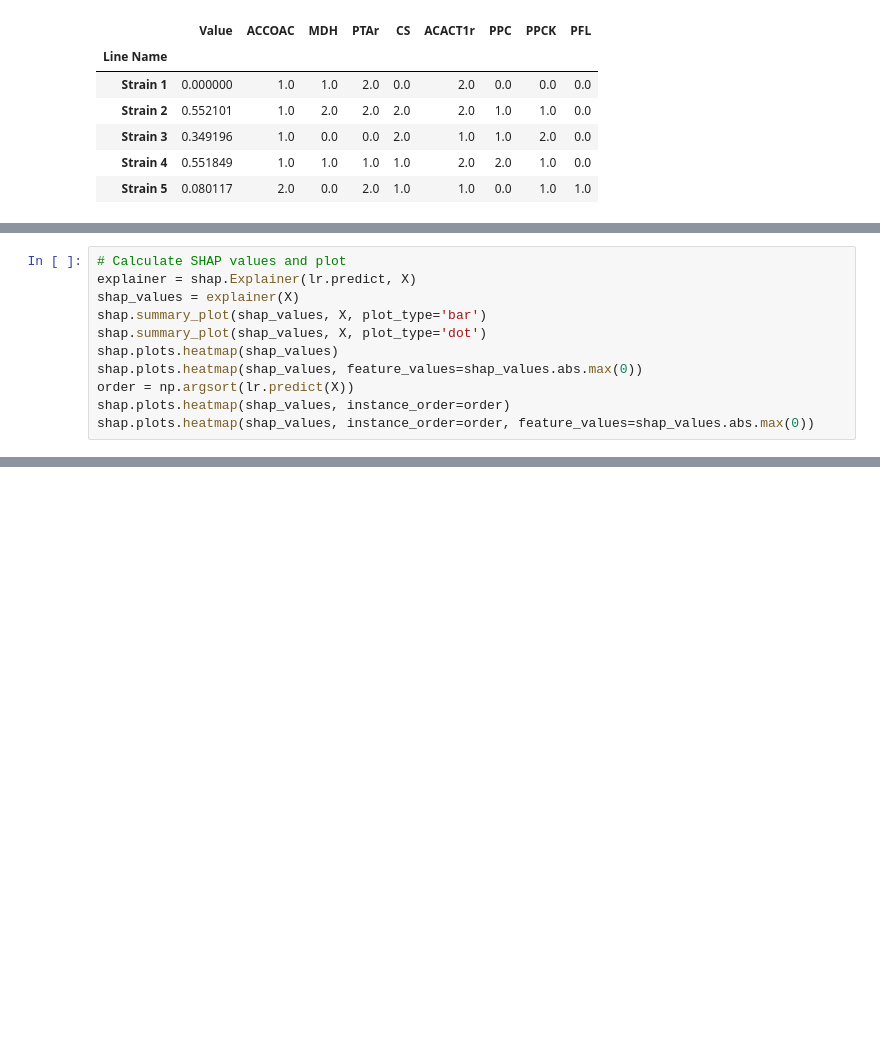
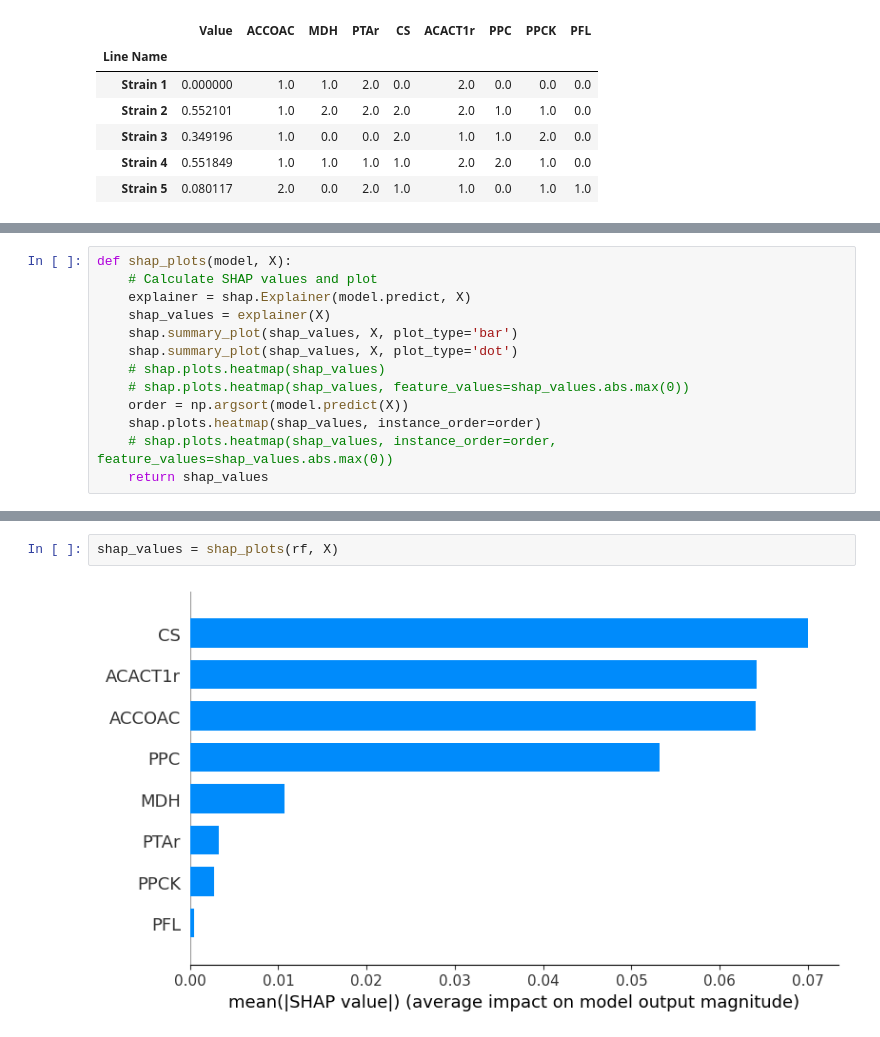
Before and after one commit to costasmexis/straindesignXAI, a Jupyter notebook: notebooks/Notebook B.ipynb, the cells around one changed output, grey strips where cells are left out. Drawn from its saved outputs; the diff is of its cells as text; blank space fills up the shorter version.

```diff
--- a/notebooks/Notebook B.ipynb
+++ b/notebooks/Notebook B.ipynb
@@ -71,11 +69,13 @@ plt.show()
 # %%
-# Calculate SHAP values and plot
-explainer = shap.Explainer(lr.predict, X)
-shap_values = explainer(X)
-shap.summary_plot(shap_values, X, plot_type='bar')
-shap.summary_plot(shap_values, X, plot_type='dot')
-shap.plots.heatmap(shap_values)
-shap.plots.heatmap(shap_values, feature_values=shap_values.abs.max(0))
-order = np.argsort(lr.predict(X))
-shap.plots.heatmap(shap_values, instance_order=order)
-shap.plots.heatmap(shap_values, instance_order=order, feature_values=shap_values.abs.max(0))
+def shap_plots(model, X):
+    # Calculate SHAP values and plot
+    explainer = shap.Explainer(model.predict, X)
+    shap_values = explainer(X)
+    shap.summary_plot(shap_values, X, plot_type='bar')
+    shap.summary_plot(shap_values, X, plot_type='dot')
+    # shap.plots.heatmap(shap_values)
+    # shap.plots.heatmap(shap_values, feature_values=shap_values.abs.max(0))
+    order = np.argsort(model.predict(X))
+    shap.plots.heatmap(shap_values, instance_order=order)
+    # shap.plots.heatmap(shap_values, instance_order=order, feature_values=shap_values.abs.max(0))
+    return shap_values
@@ -88,0 +82,4 @@ shap.plots.heatmap(shap_values, instance_order=order, feature_values=shap_values
+# %%
+shap_values = shap_plots(rf, X)
+# %% [output]
+[figure, added]
```
Also changed, not shown: parts of 6 cells of this notebook.
